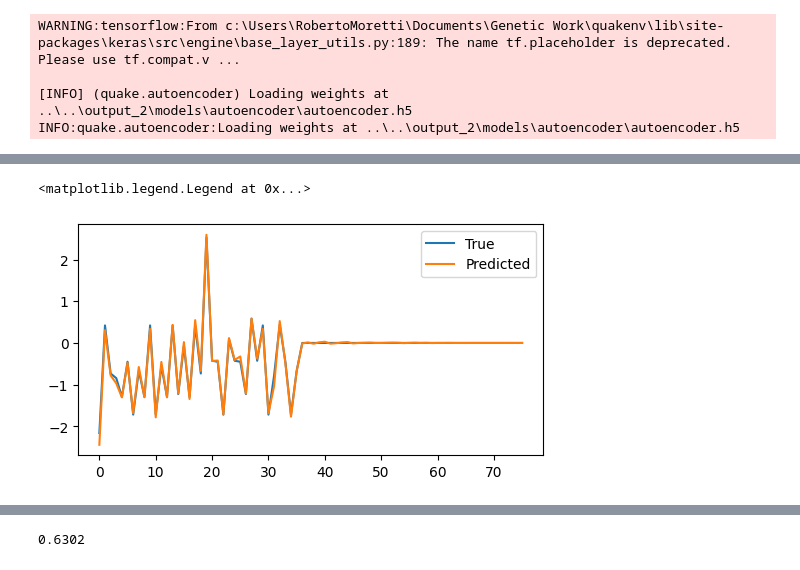
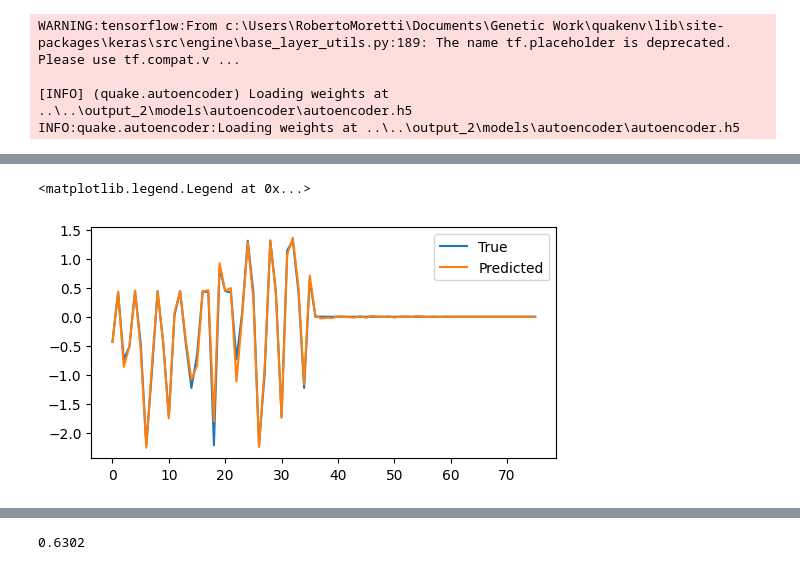
Before and after one commit to qismib/QuaKe, a Jupyter notebook: examples/autoencoder_feature_analysis.ipynb, the cells around one changed output, grey strips where cells are left out. Saved outputs shown, nothing was run; the diff lists cells and outputs as text; code cells hidden in the pictures.

```diff
--- a/examples/autoencoder_feature_analysis.ipynb
+++ b/examples/autoencoder_feature_analysis.ipynb
@@ -100,13 +101,13 @@ WARNING:tensorflow:From c:\Users\RobertoMoretti\Documents\Genetic Work\quakenv\l
 # %%
 # Displaying the true value vs the autoencoder prediction
-track_id = 110
+track_id = 1108
 plt.figure(figsize=(6, 3))
 plt.plot(val_generator.inputs[track_id])
 plt.plot(validation_preds[track_id])
 plt.legend(["True", "Predicted"])
 # %% [output]
 <matplotlib.legend.Legend at 0x...>
-[figure, old version]
+[figure, new version]
 # %%
 # Loading features from the autoencoder latent space
 # dataset and labels are lists. To get training, validation and test data, call entry 0, 1 and 2 respectively
```
Also changed, not shown: parts of 21 cells of this notebook, 10 other files.
